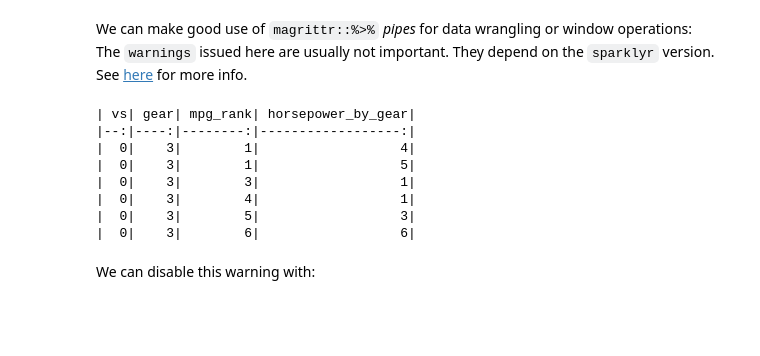
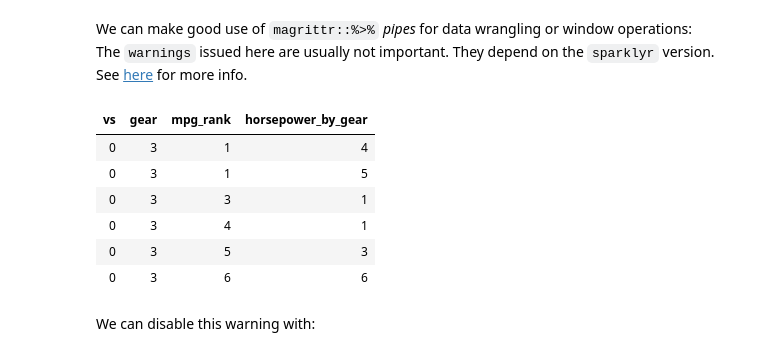
Before and after one commit to aurora-mareviv/sparklyr_test, a Jupyter notebook: sparklyr_test.ipynb, the cells around one changed output. Cells and saved outputs as stored; diff of their text form; code cells hidden in the pictures; blank space fills up the shorter version.

```diff
--- a/sparklyr_test.ipynb
+++ b/sparklyr_test.ipynb
@@ -133,21 +133,20 @@ The `warnings` issued here are usually not important. They depend on the `sparkl
 # %%
 jscars %>%
   group_by(vs) %>%
   filter(gear == 3, hp > 100) %>%
   mutate(horsepower_by_gear = rank(desc(hp / gear))) %>%
   mutate(mpg_rank = rank(mpg)) %>%
   select(gear, mpg_rank, horsepower_by_gear) %>%
-  head() %>%
-  kable()
+  head(6) %>%
+  collect()
 # %% [output]
-| vs| gear| mpg_rank| horsepower_by_gear|
-|--:|----:|--------:|------------------:|
-|  0|    3|        1|                  4|
-|  0|    3|        1|                  5|
-|  0|    3|        3|                  1|
-|  0|    3|        4|                  1|
-|  0|    3|        5|                  3|
-|  0|    3|        6|                  6|
+| vs | gear | mpg_rank | horsepower_by_gear |
+| 0 | 3 | 1 | 4 |
+| 0 | 3 | 1 | 5 |
+| 0 | 3 | 3 | 1 |
+| 0 | 3 | 4 | 1 |
+| 0 | 3 | 5 | 3 |
+| 0 | 3 | 6 | 6 |
 # %% [markdown]
 We can disable this warning with:
 # %%
```
Also changed, not shown: parts of 4 cells of this notebook, 1 other file.
